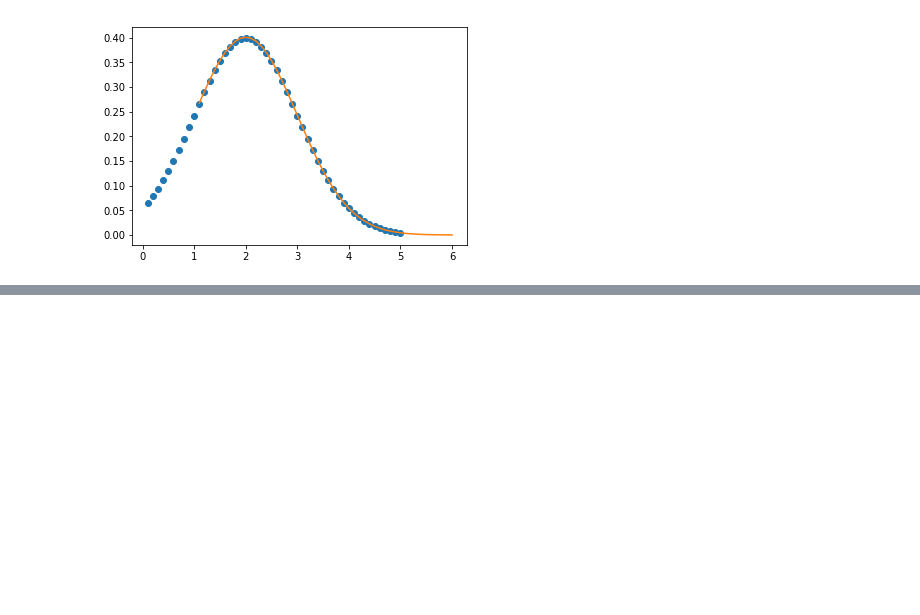
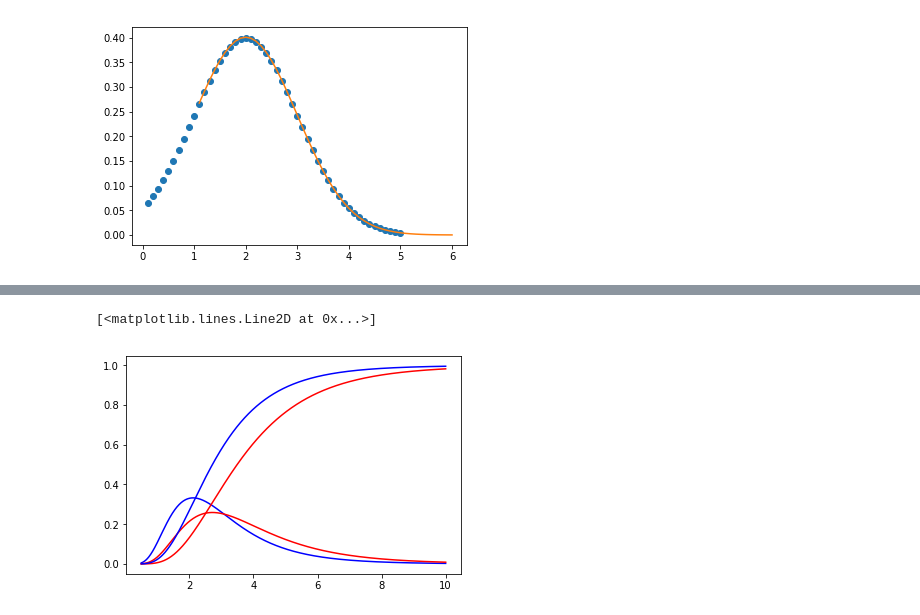
Before and after one commit to lsg6140/Python, a Jupyter notebook: PBM/Lognormal.ipynb, the cells around one changed output, grey strips where cells are left out. Saved outputs shown, nothing was run; the diff lists cells and outputs as text; code cells hidden in the pictures; blank space fills up the shorter version.

```diff
--- a/PBM/Lognormal.ipynb
+++ b/PBM/Lognormal.ipynb
@@ -102,0 +104,12 @@ plt.plot(np.log(x),lnpdf(x/np.exp(sigma**2),mu,sigma)*4.5)
+# %%
+from scipy.special import erf
+mu = 1.0
+sigma = 0.5
+xn = np.linspace(5e-1,10,1000)
+plt.plot(xn,lnpdf(xn,mu,sigma),'b')
+plt.plot(xn,lnpdf(xn,mu+sigma**2,sigma),'r')
+plt.plot(xn,(1+erf((np.log(xn)-mu-sigma**2)/(np.sqrt(2)*sigma)))/2,'r')
+plt.plot(xn,(1+erf((np.log(xn)-mu)/(np.sqrt(2)*sigma)))/2,'b')
+# %% [output]
+[<matplotlib.lines.Line2D at 0x...>]
+[figure, added]
```
Also changed, not shown: parts of 4 cells of this notebook, 3 other files.
